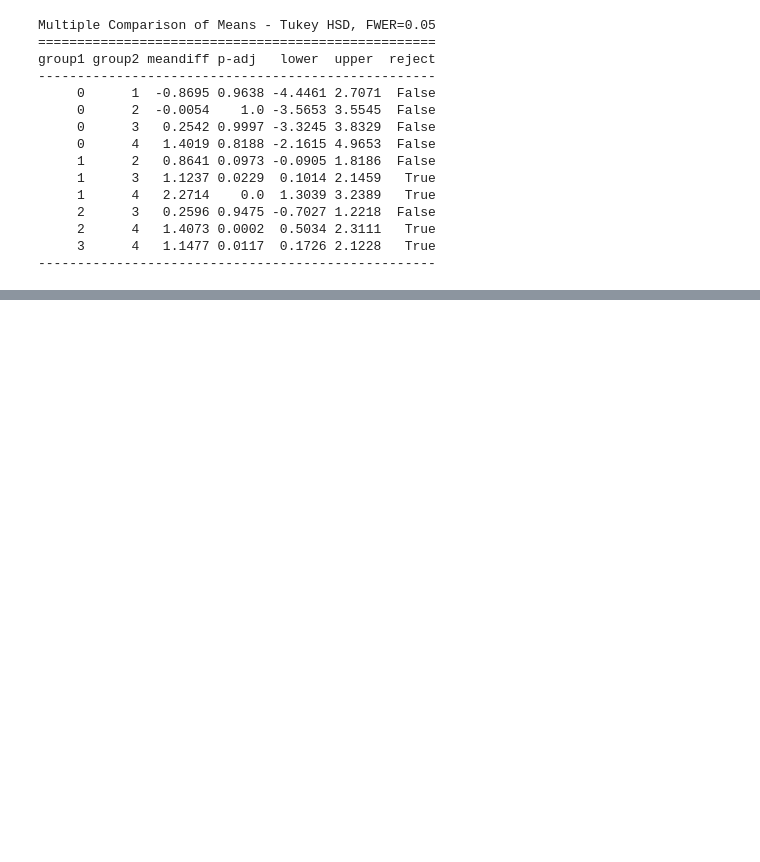
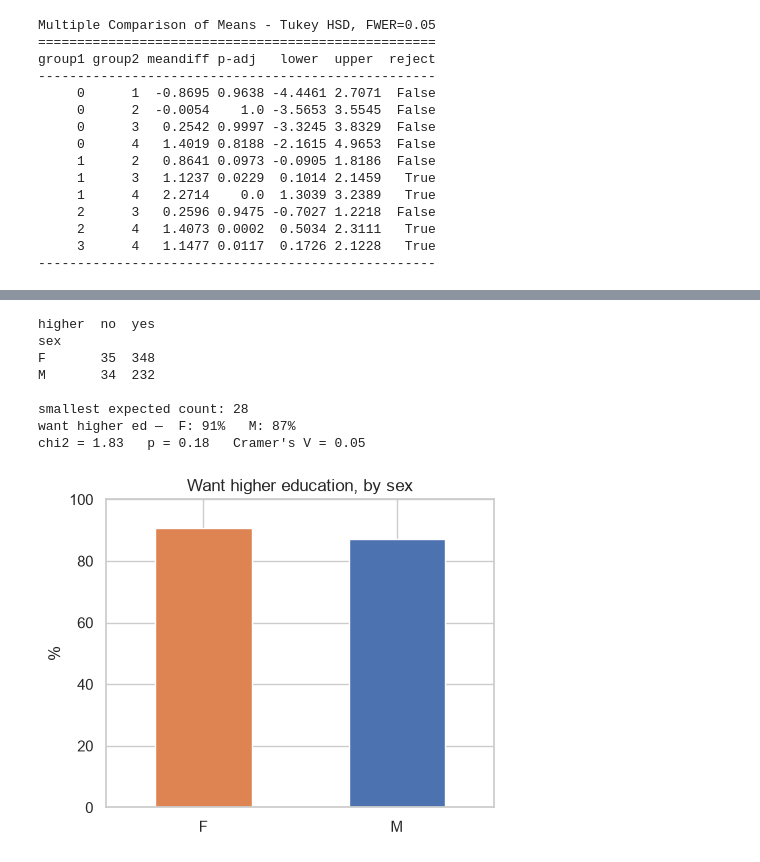
Before and after one commit to madzareh/inferential-stats-lab, a Jupyter notebook: main.ipynb, the cells around one changed output, grey strips where cells are left out. Drawn from its saved outputs; the diff is of its cells as text; code cells hidden in the pictures; blank space fills up the shorter version.

```diff
--- a/main.ipynb
+++ b/main.ipynb
@@ -122,0 +151,26 @@ group1 group2 meandiff p-adj   lower  upper  reject
+# %%
+table = pd.crosstab(df.sex, df.higher)
+chi2, p, dof, expected = stats.chi2_contingency(table)
+V = np.sqrt(chi2 / (table.values.sum() * (min(table.shape) - 1)))
+share = table["yes"] / table.sum(axis=1) * 100
+
+print(table, "\n")
+print("smallest expected count:", round(expected.min()))
+print(f"want higher ed —  F: {share['F']:.0f}%   M: {share['M']:.0f}%")
+print(f"chi2 = {chi2:.2f}   p = {p:.2f}   Cramer's V = {V:.2f}")
+
+plt.figure(figsize=(5, 4))
+share.plot(kind="bar", color=["#dd8452", "#4c72b0"])
+plt.title("Want higher education, by sex")
+plt.ylabel("%"); plt.xlabel(""); plt.xticks(rotation=0); plt.ylim(0, 100)
+plt.show()
+# %% [output]
+higher  no  yes
+sex
+F       35  348
+M       34  232
+
+smallest expected count: 28
+want higher ed —  F: 91%   M: 87%
+chi2 = 1.83   p = 0.18   Cramer's V = 0.05
+[figure, added]
```
Also changed, not shown: parts of 5 cells of this notebook.
